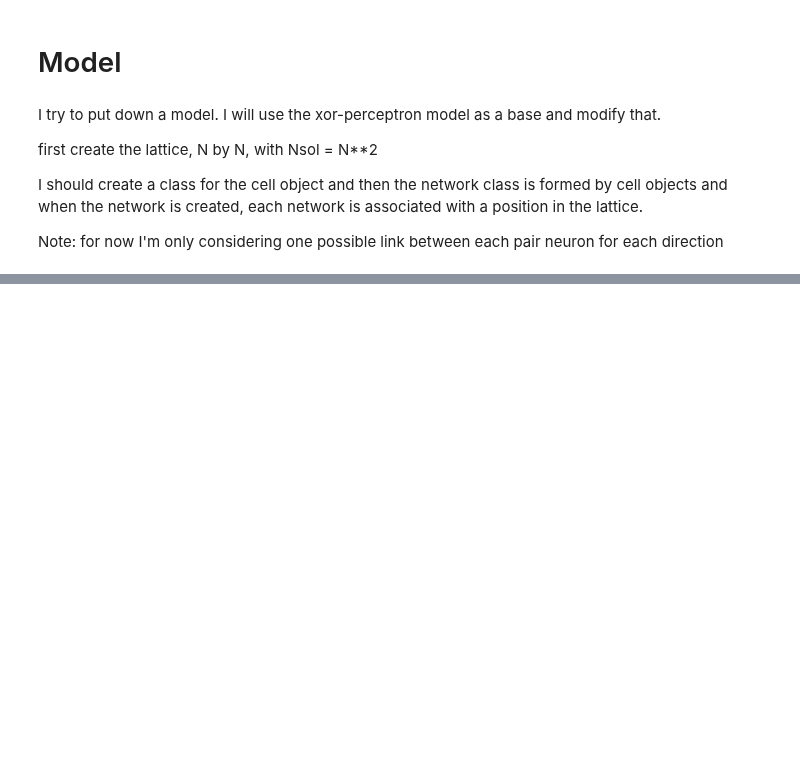
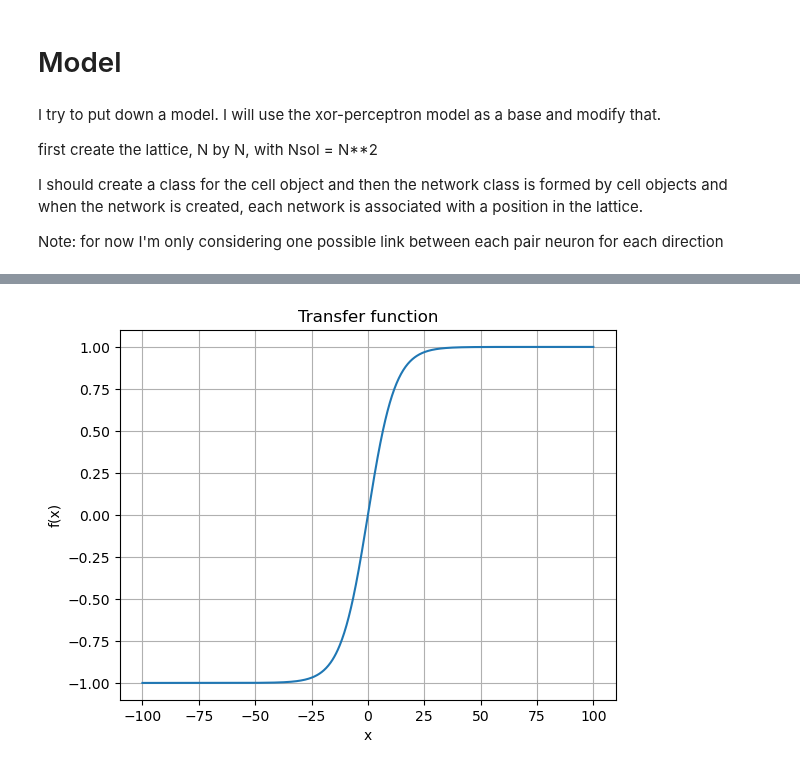
Before and after one commit to pietromalagoli/NeuronEvolution, a Jupyter notebook: main/model_ricard.ipynb, the cells around one changed output, grey strips where cells are left out. Cells and saved outputs as stored; diff of their text form; code cells hidden in the pictures; blank space fills up the shorter version.

```diff
--- a/main/model_ricard.ipynb
+++ b/main/model_ricard.ipynb
@@ -196,0 +197,4 @@ Links density:0.1953125
+# %%
+m.plot_T(solutions[0].T[0],par)
+# %% [output]
+[figure, added]
```
Also changed, not shown: parts of 9 cells of this notebook, 3 other files.
